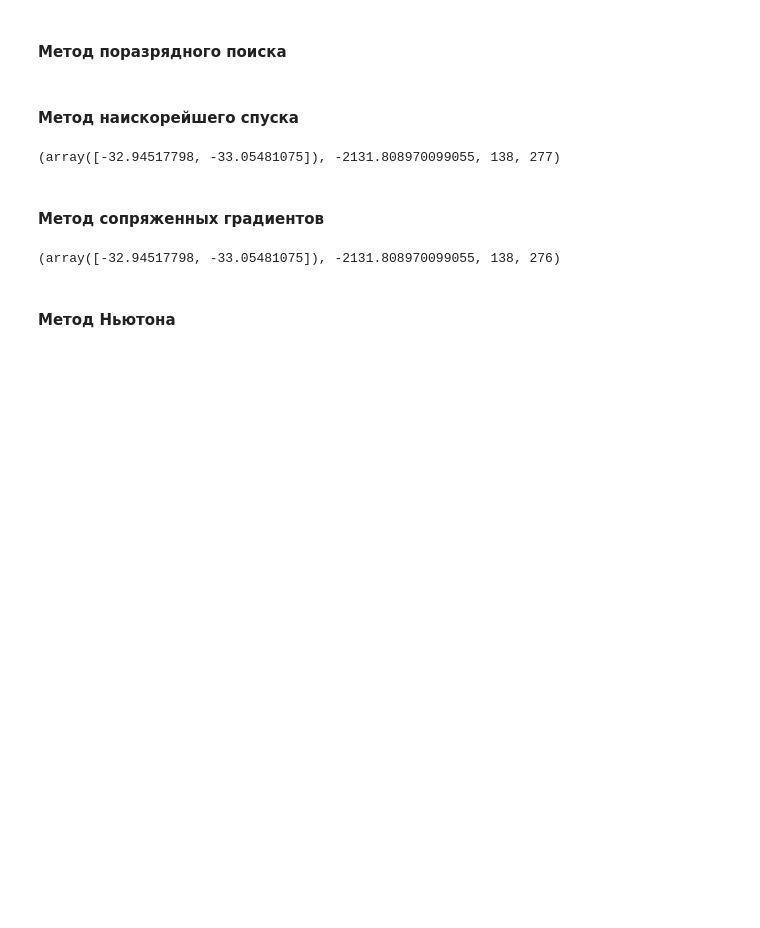
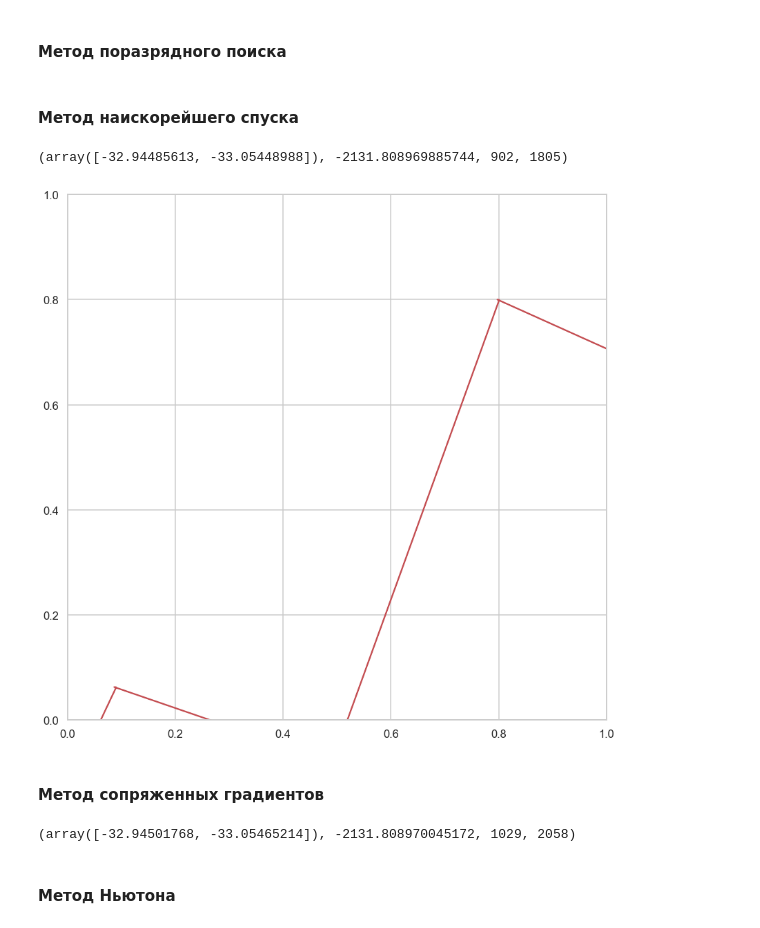
Before and after one commit to lainys/-, a Jupyter notebook: lab2/lab2.ipynb, the cells around one changed output. Drawn from its saved outputs; the diff is of its cells as text; code cells hidden in the pictures; blank space fills up the shorter version.

```diff
--- a/lab2/lab2.ipynb
+++ b/lab2/lab2.ipynb
@@ -18,7 +18,7 @@ from scipy.optimize import minimize
 # %% [output]
 Populating the interactive namespace from numpy and matplotlib
 # %%
-pylab.rcParams['figure.figsize'] = (16, 20)
+pylab.rcParams['figure.figsize'] = (14, 14)
 # %%
 funcs = [(lambda x: x**3 - 3*np.sin(x),[0,1]),
             (lambda x: x**4 + x**2 + x + 1,[-1,0]),
@@ -97,0 +117,3 @@ def plot_countor(f,a,b,flag=False,h=0.01):
+# %%
+fun = lambda x1,x2:f5(x1,x2)
+plot_countor2(fun,-3,3,-3,10)
@@ -112,7 +136,7 @@ def iteration_striking_search(f,x,delta,f1,n=1):
     return x,f2,n
 
 
-def striking_search(f,bounds,delta=0.25,eps=0.001,eta=4,verbose=False):
+def striking_search(f,bounds,delta=1/4,eps=0.001,eta=4,verbose=False):
     a,b=bounds
 
     eta = -1*np.abs(eta)
@@ -214,46 +238,64 @@ def test_func_multi(f,*args,**kargs):
 # %% [markdown]
 #### Метод наискорейшего спуска
 # %%
-def fast_descent(f,x0,eps=10**-3,norm=euklid):
+def fast_descent(f,x0,eps=10**-3,norm=euklid,verbose=False):
 
     n = len(inspect.getfullargspec(f).args)
 
 
     #x = np.random.random([n])
     x = np.array(x0)
     y = f(*x)
 
     g,n_s = gradient(f,x)
 
     it = 1
     n_f = n_s+1
+    flag = False
+
+    if verbose:
+        #plot_countor2(f,-40,20,-40,20)
+        pass
 
     while not norm(g) < eps:
-        #alpha,_,n_s = striking_search(lambda a: f(*(x-a*g)),[1,1],eps=eps)
-        alpha = minimize(lambda a: f(*(x-a*g)),[1,1],tol=eps/10).x
+
+        alpha,_,n_s = striking_search(lambda a: f(*(x-a*g)),x0,eps=eps)
+
+        #alpha = minimize(lambda a: f(*(x-a*g)),[1,1],tol=eps/10).x
         #n_f += n_s
 
         #print(alpha,norm(g))
-
+        if alpha == 0:
+            if flag:
+                break
+            else:
+                flag = True
+        x_old = x
         x = x - alpha*g
 
+        if verbose:
+            X = [x_old[0],x[0]]
+            Y = [x_old[1],x[1]]
+            plt.arrow(x_old[0],x_old[1],x[0]-x_old[0],x[1]-x_old[1],color='r')
+            #plt.plot(X,Y,color='r')
+            #plt.scatter(X,Y,color='g')
         g,n_s = gradient(f,x)
         n_f += n_s
 
         it += 1
 
 
-
     return x,f(*x),it,n_f
 
 
-test_func_multi(fast_descent,[10,10])
+test_func_multi(fast_descent,[10,10],verbose=True)
 # %% [output]
-(array([-32.94517798, -33.05481075]), -2131.808970099055, 138, 277)
+(array([-32.94485613, -33.05448988]), -2131.808969885744, 902, 1805)
+[figure, added]
 # %% [markdown]
 #### Метод сопряженных градиентов
 # %%
-def sopr_grad(f,x0,eps=10**-3,norm=euklid,n=1):
+def sopr_grad(f,x0,eps=10**-3,norm=euklid,n=1,verbose=False):
 
     beta = 0
 
@@ -265,13 +307,18 @@ def sopr_grad(f,x0,eps=10**-3,norm=euklid,n=1):
 
     it = 1
     n_f = n_s
-
+    flag = False
     while not norm(g0) < eps:
 
-        #alpha,_,n_s = striking_search(lambda z:f(*(x+z*p)),[1,1],eps=1e-10)
-        alpha = minimize(lambda a: f(*(x+a*p)),[1,1],tol=eps/10).x
+        alpha,_,n_s = striking_search(lambda z:f(*(x+z*p)),[1,1],eps=1e-10)
+
+        #alpha = minimize(lambda a: f(*(x+a*p)),[1,1],tol=eps/10).x
         #n_f += n_s
-
+        if alpha == 0:
+            if flag:
+                break
+            else:
+                flag = True
         x = x + alpha*p
         g1,n_s = gradient(f,x)
         n_f += n_s
@@ -289,12 +336,11 @@ def sopr_grad(f,x0,eps=10**-3,norm=euklid,n=1):
         it += 1
 
 
-
     return x,f(*x),it,n_f
 
 test_func_multi(sopr_grad,[10,10])
 # %% [output]
-(array([-32.94517798, -33.05481075]), -2131.808970099055, 138, 276)
+(array([-32.94501768, -33.05465214]), -2131.808970045172, 1029, 2058)
 # %% [markdown]
 #### Метод Ньютона
 # %%
```
Also changed, not shown: parts of 17 cells of this notebook.
